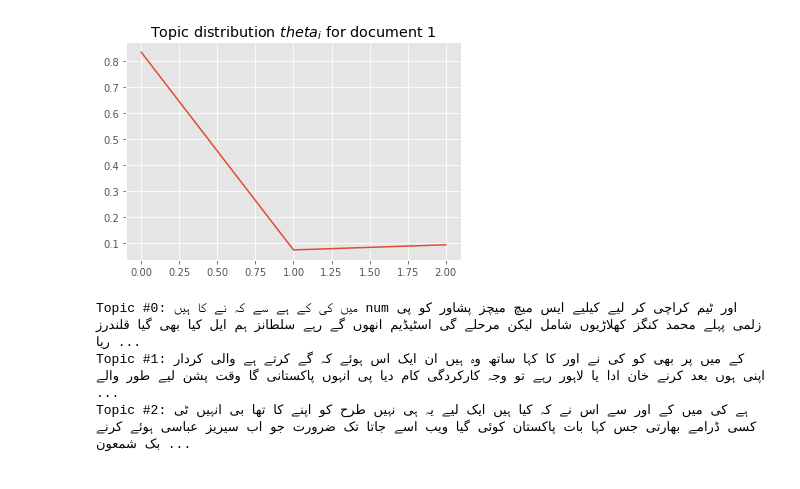
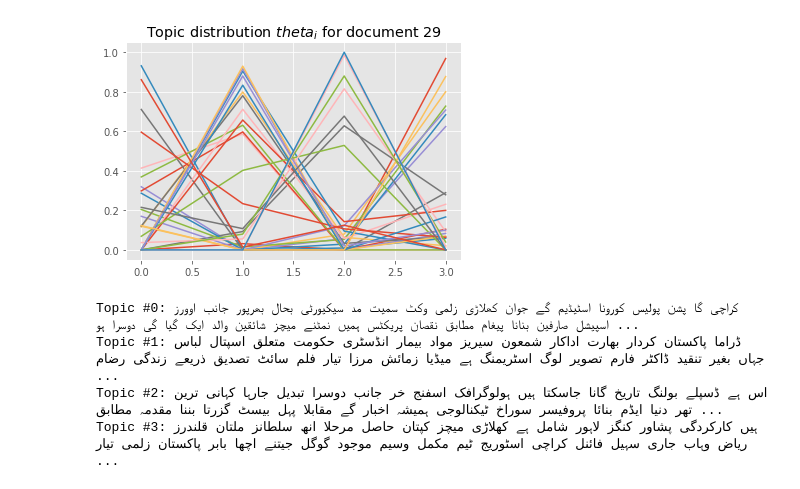
Before and after one commit to Hassan-Umar/FYP, a Jupyter notebook: urdu-lda.ipynb, the cells around one changed output. Saved outputs shown, nothing was run; the diff lists cells and outputs as text; code cells hidden in the pictures.

```diff
--- a/urdu-lda.ipynb
+++ b/urdu-lda.ipynb
@@ -59,12 +44,12 @@ def get_lemma(word):
     return word
 
 final=[]     #In this list all of our pre processed data will be stored
-for line in reviews:  #Break sentence into list words
-    for words in line:
-        tokens = tokenize(words)
-        tokens = [token for token in tokens if len(token) > 3]
-        tokens = [token for token in tokens if token not in stopwords]
-        tokens = [get_lemma(token) for token in tokens]
-        final.append(tokens)
+for line in texts:  #Break sentence into list words
+
+    tokens = tokenize(line)
+    tokens = [token for token in tokens if len(token) > 3]
+    tokens = [token for token in tokens if token not in stopwords]
+    tokens = [get_lemma(token) for token in tokens]
+    final.append(" ".join(tokens))
 print(final)
 # %% [output]
@@ -84,11 +65,8 @@ print(dictionary.token2id)
 #print(corpus)
 from sklearn.feature_extraction.text import CountVectorizer
 
-texts = [row[0] for row in reviews]
-texts = [" ".join(tokenize(text)) for text in texts]
-
 vectorizer = CountVectorizer()
-tf = vectorizer.fit_transform(texts)
+tf = vectorizer.fit_transform(final)
 
 vocabulary = vectorizer.vocabulary_
 print(vocabulary)
@@ -112,7 +90,7 @@ print(docs)
 # %%
 D = len(docs)        # number of documents
 V = len(vocabulary)  # size of the vocabulary
-T = 3               # number of topics
+T = 4                # number of topics
 
 alpha = 1 / T         # the parameter of the Dirichlet prior on the per-document topic distributions
 beta = 1 / T        # the parameter of the Dirichlet prior on the per-topic word distribution
@@ -163,11 +141,11 @@ for iteration in tqdm(range(10)):
             phi_z_w[new_z, w] += 1
             n_z[new_z] += 1
 # %%
-i = 1
-plt.plot(theta_d_z[i]/ sum(theta_d_z[i]));
-plt.title("Topic distribution $theta_i$ for document {}".format(i));
+for i in range(len(docs)):
+    plt.plot(theta_d_z[i]/ sum(theta_d_z[i]));
+    plt.title("Topic distribution $theta_i$ for document {}".format(i));
 # %% [output]
-[figure, old version]
+[figure, new version]
 # %%
 inv_vocabulary = {v: k for k, v in vocabulary.items()}
 n_top_words = 50
@@ -176,6 +154,7 @@ for topic_idx, topic in enumerate(phi_z_w):
     message += " ".join([inv_vocabulary[i] for i in topic.argsort()[:-n_top_words - 1:-1]])
     print(message)
 # %% [output]
-Topic #0: میں کی کے ہے سے کہ نے کا ہیں num اور ٹیم کراچی کر لیے کیلیے ایس میچ میچز پشاور کو پی زلمی پہلے محمد کنگز کھلاڑیوں شامل لیکن مرحلے گی اسٹیڈیم انھوں گے رہے سلطانز ہم ایل کیا بھی گیا قلندرز ریا ...
-Topic #1: کے میں پر بھی کو کی نے اور کا کہا ساتھ وہ ہیں ان ایک اس ہوئے کہ گے کرتے ہے والی کردار اپنی ہوں بعد کرنے خان ادا یا لاہور رہے تو وجہ کارکردگی کام دیا پی انہوں پاکستانی گا وقت پشن لیے طور والے ...
-Topic #2: ہے کی میں کے اور سے اس نے کہ کیا ہیں ایک لیے یہ ہی نہیں طرح کو اپنے کا تھا بی انہیں ٹی کسی ڈرامے بھارتی جس کہا بات پاکستان کوئی گیا ویب اسے جاتا تک ضرورت جو اب سیریز عباسی ہوئے کرنے بک شمعون ...
+Topic #0: کراچی گا پشن پولیس کورونا اسٹیڈیم گے جوان کھلاڑی زلمی وکٹ سمیت مد سیکیورٹی بحال بھرپور جانب اوورز اسپیشل صارفین بنانا پیغام مطابق نقصان پریکٹس ہمیں نمٹنے میچز شائقین والد ایک گیا گی دوسرا ہو ...
+Topic #1: ڈراما پاکستان کردار بھارت اداکار شمعون سیریز مواد بیمار انڈسٹری حکومت متعلق اسپتال لباس جہاں بغیر تنقید ڈاکٹر فارم تصویر لوگ اسٹریمنگ ہے میڈیا زمائش مرزا تیار فلم سائٹ تصدیق ذریعے زندگی رضام ...
+Topic #2: اس ہے ڈسپلے بولنگ تاریخ گانا جاسکتا ہیں ہولوگرافک اسفنج خر جانب دوسرا تبدیل جارہا کہانی ترین تھر دنیا ایڈم بنائا پروفیسر سوراخ ٹیکنالوجی ہمیشہ اخبار گے مقابلا پہل بیسٹ گزرتا بننا مقدمہ مطابق ...
+Topic #3: ہیں کارکردگی پشاور کنگز لاہور شامل ہے کھلاڑی میچز کپتان حاصل مرحلا انھ سلطانز ملتان قلندرز ریاض وہاب جاری سہیل فائنل کراچی اسٹوریج ٹیم مکمل وسیم موجود گوگل جیتنے اچھا بابر پاکستان زلمی تیار  ...
```
Also changed, not shown: parts of 6 cells of this notebook, 1 other file.
